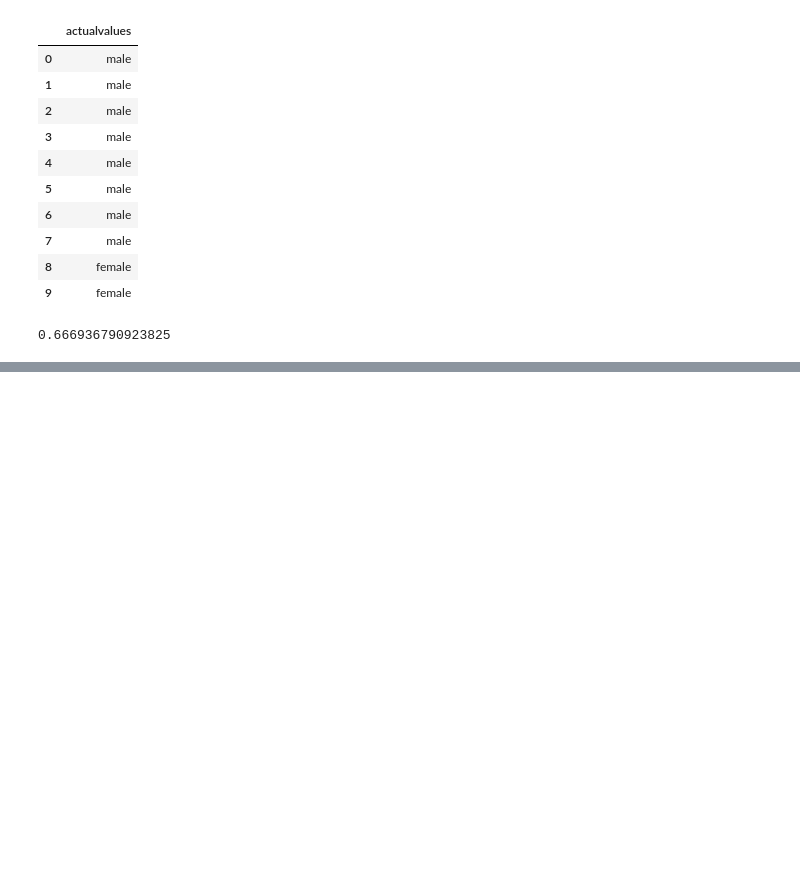
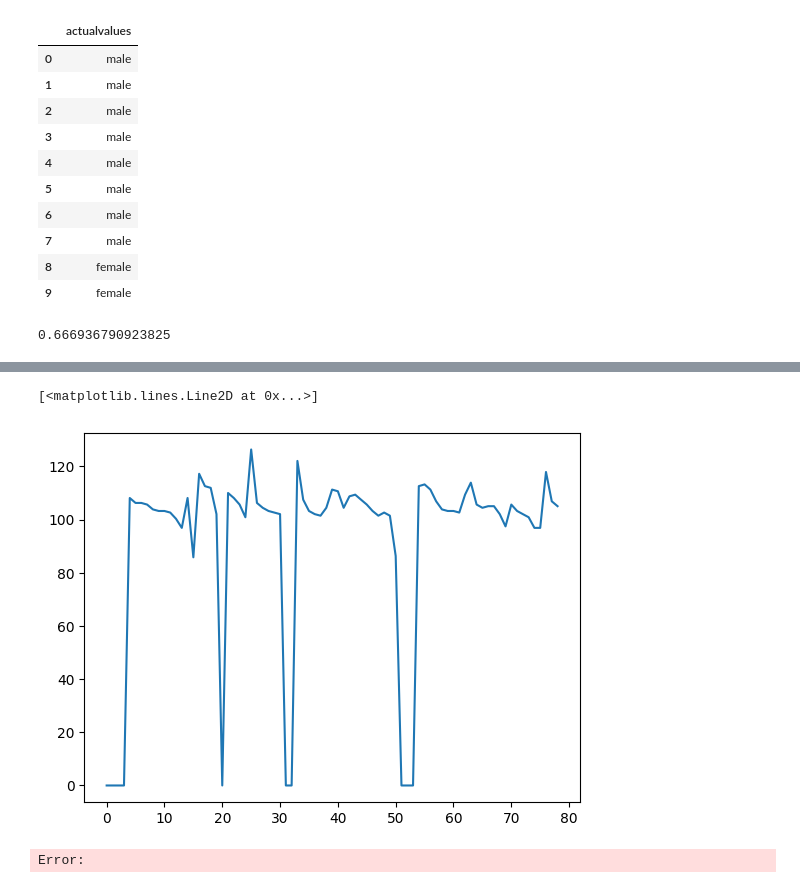
Before and after one commit to A9Coed66/VoiceClone, a Jupyter notebook: GenderDetermination/ANN.ipynb, the cells around one changed output, grey strips where cells are left out. Drawn from its saved outputs; the diff is of its cells as text; code cells hidden in the pictures; blank space fills up the shorter version.

```diff
--- a/GenderDetermination/ANN.ipynb
+++ b/GenderDetermination/ANN.ipynb
@@ -371,0 +423,7 @@ accuracy_score(actualdf, preddf)
+# %%
+f0, vid, vpd = librosa.pyin(wav_data, sr = 16000, fmin = librosa.note_to_hz('C2'), fmax= librosa.note_to_hz('C7'), frame_length=2048, hop_length=512, fill_na=0)
+plt.plot(f0)
+# %% [output]
+[<matplotlib.lines.Line2D at 0x...>]
+[figure, added]
+Error:
```
Also changed, not shown: parts of 14 cells of this notebook.
